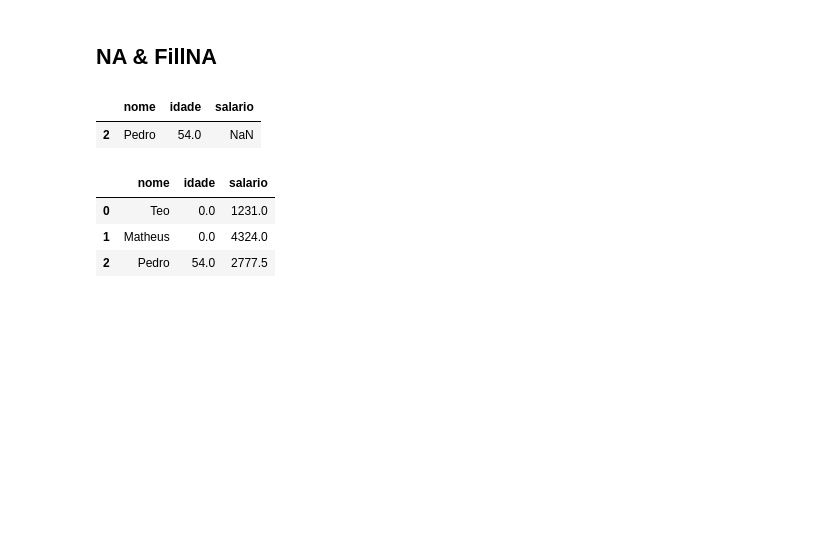
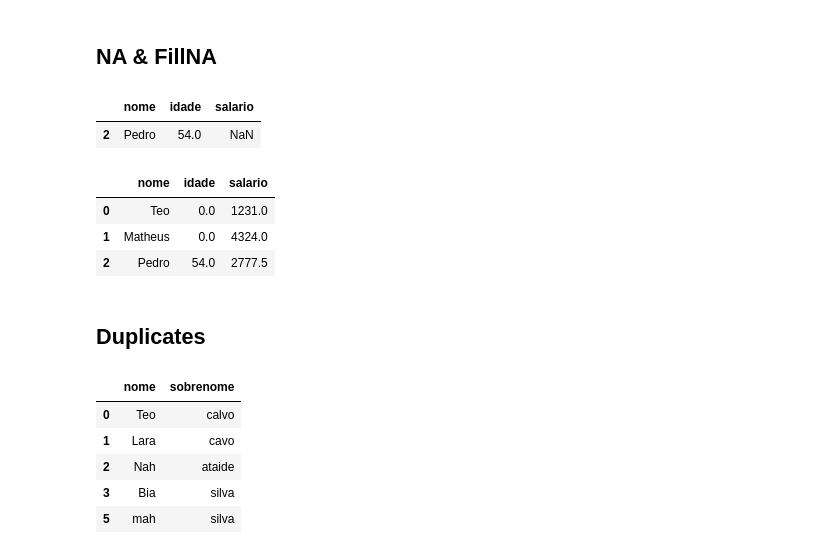
Before and after one commit to jxxtino/ds-basics, a Jupyter notebook: notebooks/pandas-tmw/tmw_pandas.ipynb, the cells around one changed output. Cells and saved outputs as stored; diff of their text form; code cells hidden in the pictures; blank space fills up the shorter version.

```diff
--- a/notebooks/pandas-tmw/tmw_pandas.ipynb
+++ b/notebooks/pandas-tmw/tmw_pandas.ipynb
@@ -397,3 +397,21 @@ df.fillna({"idade": 0, "salario": df["salario"].mean()})
 | 0 | Teo | 0.0 | 1231.0 |
 | 1 | Matheus | 0.0 | 4324.0 |
 | 2 | Pedro | 54.0 | 2777.5 |
+# %% [markdown]
+## Duplicates
+# %%
+df = pd.DataFrame(
+    {
+        "nome": ["Teo", "Lara", "Nah", "Bia", "mah", "mah"],
+        "sobrenome": ["calvo", "cavo", "ataide", "silva", "silva", "silva"]
+    }
+)
+
+df.drop_duplicates(keep="last")
+# %% [output]
+|  | nome | sobrenome |
+| 0 | Teo | calvo |
+| 1 | Lara | cavo |
+| 2 | Nah | ataide |
+| 3 | Bia | silva |
+| 5 | mah | silva |
```
Also changed, not shown: parts of 1 cell of this notebook.
